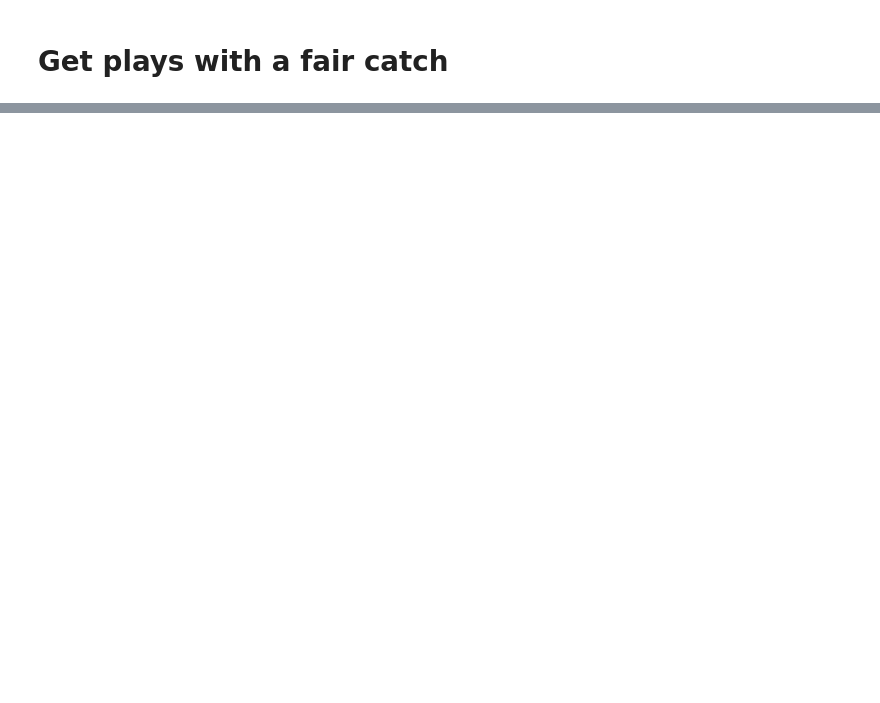
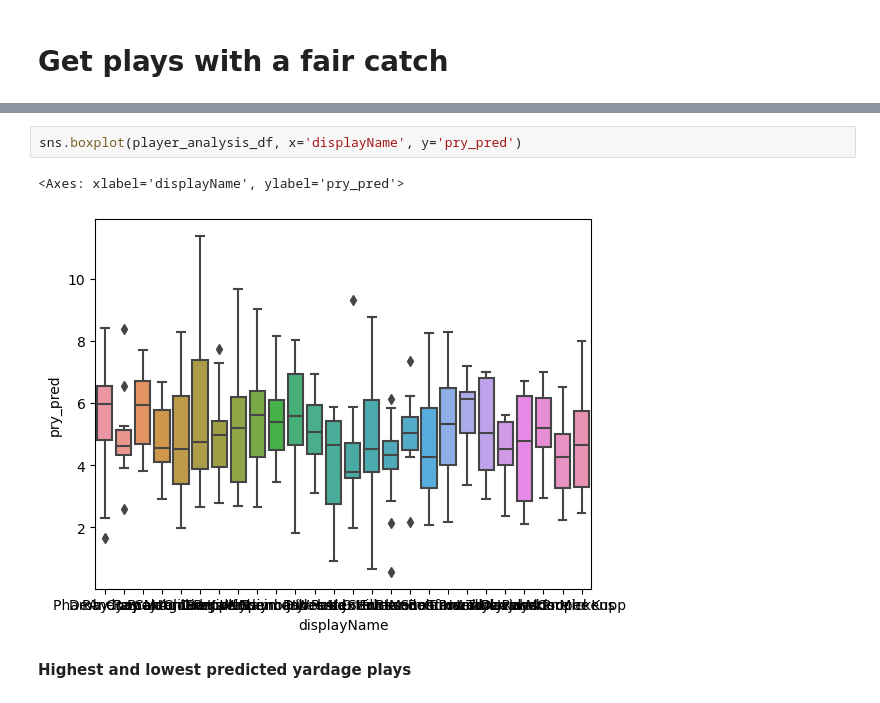
Before and after one commit to pschlais/kaggle_nfl_bdb_2022, a Jupyter notebook: 4_FairCatchPlayPrep.ipynb, the cells around one changed output, grey strips where cells are left out. Saved outputs shown, nothing was run; the diff lists cells and outputs as text; blank space fills up the shorter version.

```diff
--- a/4_FairCatchPlayPrep.ipynb
+++ b/4_FairCatchPlayPrep.ipynb
@@ -173,0 +167,7 @@ nfl_bdb22.prep_get_modeling_frames(track_df,
+# %%
+sns.boxplot(player_analysis_df, x='displayName', y='pry_pred')
+# %% [output]
+<Axes: xlabel='displayName', ylabel='pry_pred'>
+[figure, added]
+# %% [markdown]
+**Highest and lowest predicted yardage plays**
```
Also changed, not shown: parts of 35 cells of this notebook, 38 other files.
